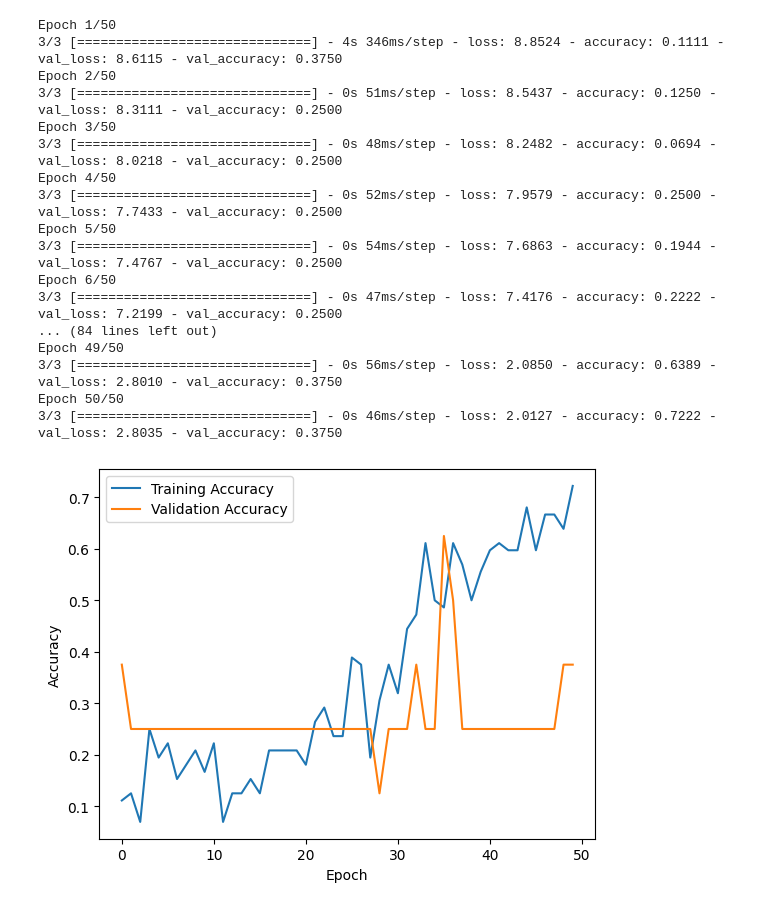
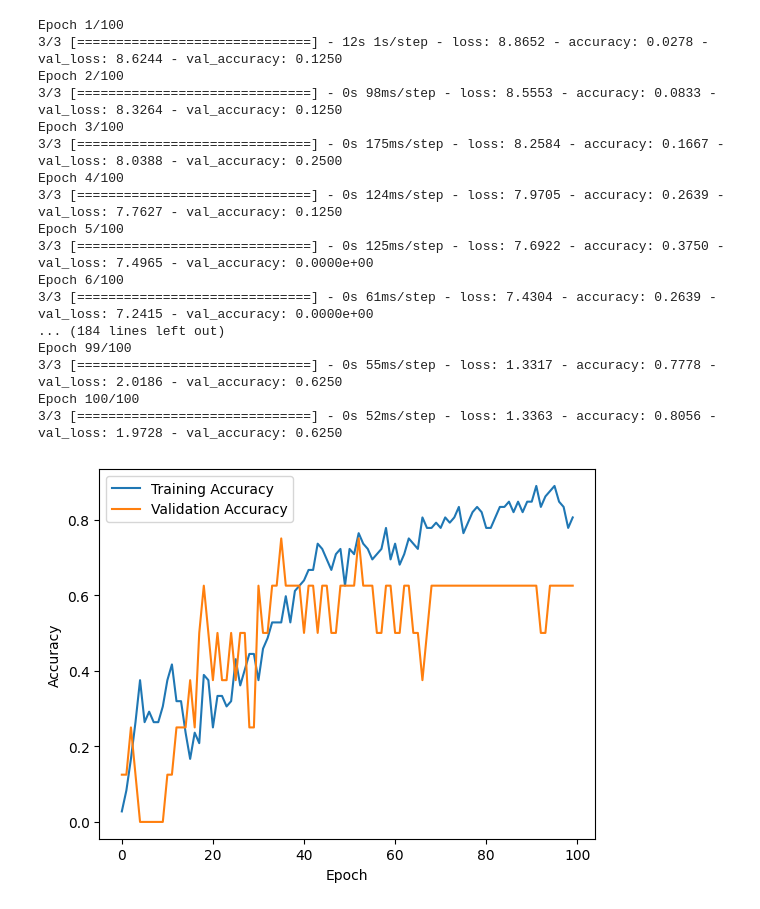
Before and after one commit to MaurTsaabitah/capstone-ml-bangkit, a Jupyter notebook: revisi/Untitled0.ipynb, the cells around one changed output. Cells and saved outputs as stored; diff of their text form; code cells hidden in the pictures.

```diff
--- a/revisi/Untitled0.ipynb
+++ b/revisi/Untitled0.ipynb
@@ -30,6 +31,7 @@ for field in job_fields:
 # Encode labels
 label_encoder = LabelEncoder()
 y_encoded = label_encoder.fit_transform(y_labels)
+
 
 # Tokenize text data
 tokenizer = Tokenizer(oov_token='<OOV>')
@@ -37,52 +39,52 @@ tokenizer.fit_on_texts(X_text)
 X_encoded = tokenizer.texts_to_sequences(X_text)
 
 # Pad sequences
 X_padded = pad_sequences(X_encoded)
 
 # Split the data into training and testing sets
 X_train, X_test, y_train, y_test = train_test_split(X_padded, y_encoded, test_size=0.1, random_state=42)
 
 model = tf.keras.Sequential([
     tf.keras.layers.Embedding(input_dim=len(tokenizer.word_index) + 1, output_dim=100, input_length=X_padded.shape[1]),
     tf.keras.layers.LSTM(64, dropout=0.3),
     tf.keras.layers.Dense(128, activation='relu', kernel_regularizer=tf.keras.regularizers.l2(0.05)),
     tf.keras.layers.Dropout(0.5),
     tf.keras.layers.Dense(len(set(y_labels)), activation='softmax', kernel_regularizer=tf.keras.regularizers.l2(0.1))
 ])
 
 # Compile the model with a lower learning rate
 optimizer = tf.keras.optimizers.Adam(learning_rate=0.001)
 model.compile(optimizer=optimizer, loss='sparse_categorical_crossentropy', metrics=['accuracy'])
 
 # Train the model
-history = model.fit(X_train, y_train, epochs=50, batch_size=32, validation_data=(X_test, y_test))
+history = model.fit(X_train, y_train, epochs=100, batch_size=32, validation_data=(X_test, y_test))
 
 # Plot the training graph
 plt.plot(history.history['accuracy'], label='Training Accuracy')
 plt.plot(history.history['val_accuracy'], label='Validation Accuracy')
 plt.xlabel('Epoch')
 plt.ylabel('Accuracy')
 plt.legend()
 plt.show()
 # %% [output]
-Epoch 1/50
-3/3 [==============================] - 4s 346ms/step - loss: 8.8524 - accuracy: 0.1111 - val_loss: 8.6115 - val_accuracy: 0.3750
-Epoch 2/50
-3/3 [==============================] - 0s 51ms/step - loss: 8.5437 - accuracy: 0.1250 - val_loss: 8.3111 - val_accuracy: 0.2500
-Epoch 3/50
-3/3 [==============================] - 0s 48ms/step - loss: 8.2482 - accuracy: 0.0694 - val_loss: 8.0218 - val_accuracy: 0.2500
-Epoch 4/50
-3/3 [==============================] - 0s 52ms/step - loss: 7.9579 - accuracy: 0.2500 - val_loss: 7.7433 - val_accuracy: 0.2500
-Epoch 5/50
-3/3 [==============================] - 0s 54ms/step - loss: 7.6863 - accuracy: 0.1944 - val_loss: 7.4767 - val_accuracy: 0.2500
-Epoch 6/50
-3/3 [==============================] - 0s 47ms/step - loss: 7.4176 - accuracy: 0.2222 - val_loss: 7.2199 - val_accuracy: 0.2500
-... (84 lines left out)
-Epoch 49/50
-3/3 [==============================] - 0s 56ms/step - loss: 2.0850 - accuracy: 0.6389 - val_loss: 2.8010 - val_accuracy: 0.3750
-Epoch 50/50
-3/3 [==============================] - 0s 46ms/step - loss: 2.0127 - accuracy: 0.7222 - val_loss: 2.8035 - val_accuracy: 0.3750
+Epoch 1/100
+3/3 [==============================] - 12s 1s/step - loss: 8.8652 - accuracy: 0.0278 - val_loss: 8.6244 - val_accuracy: 0.1250
+Epoch 2/100
+3/3 [==============================] - 0s 98ms/step - loss: 8.5553 - accuracy: 0.0833 - val_loss: 8.3264 - val_accuracy: 0.1250
+Epoch 3/100
+3/3 [==============================] - 0s 175ms/step - loss: 8.2584 - accuracy: 0.1667 - val_loss: 8.0388 - val_accuracy: 0.2500
+Epoch 4/100
+3/3 [==============================] - 0s 124ms/step - loss: 7.9705 - accuracy: 0.2639 - val_loss: 7.7627 - val_accuracy: 0.1250
+Epoch 5/100
+3/3 [==============================] - 0s 125ms/step - loss: 7.6922 - accuracy: 0.3750 - val_loss: 7.4965 - val_accuracy: 0.0000e+00
+Epoch 6/100
+3/3 [==============================] - 0s 61ms/step - loss: 7.4304 - accuracy: 0.2639 - val_loss: 7.2415 - val_accuracy: 0.0000e+00
+... (184 lines left out)
+Epoch 99/100
+3/3 [==============================] - 0s 55ms/step - loss: 1.3317 - accuracy: 0.7778 - val_loss: 2.0186 - val_accuracy: 0.6250
+Epoch 100/100
+3/3 [==============================] - 0s 52ms/step - loss: 1.3363 - accuracy: 0.8056 - val_loss: 1.9728 - val_accuracy: 0.6250
-[figure, old version]
+[figure, new version]
 # %%
 plt.plot(history.history['loss'], label='Training loss')
 plt.plot(history.history['val_loss'], label='Validation loss')
```
Also changed, not shown: parts of 9 cells of this notebook.
